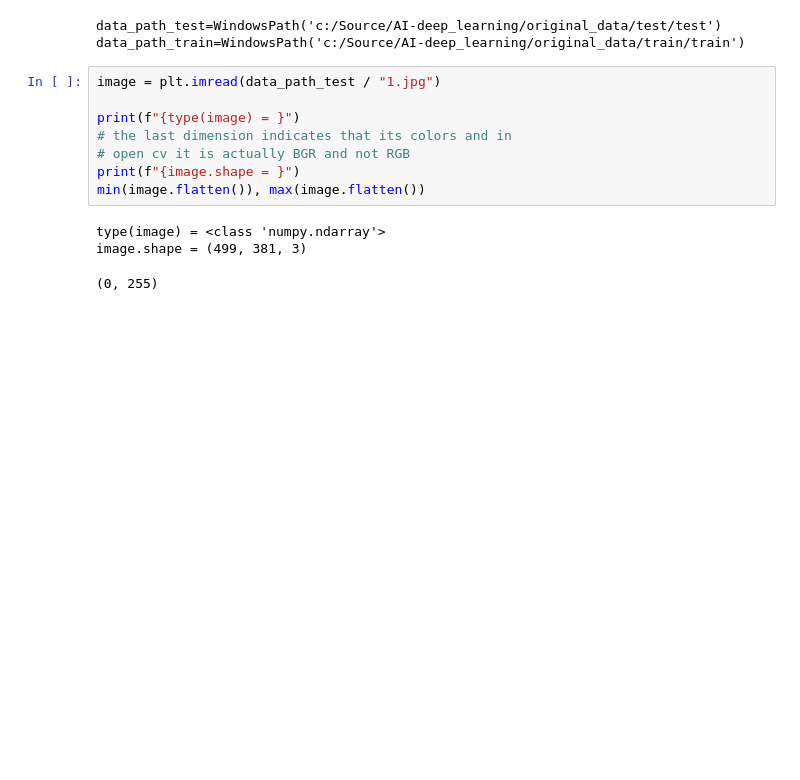
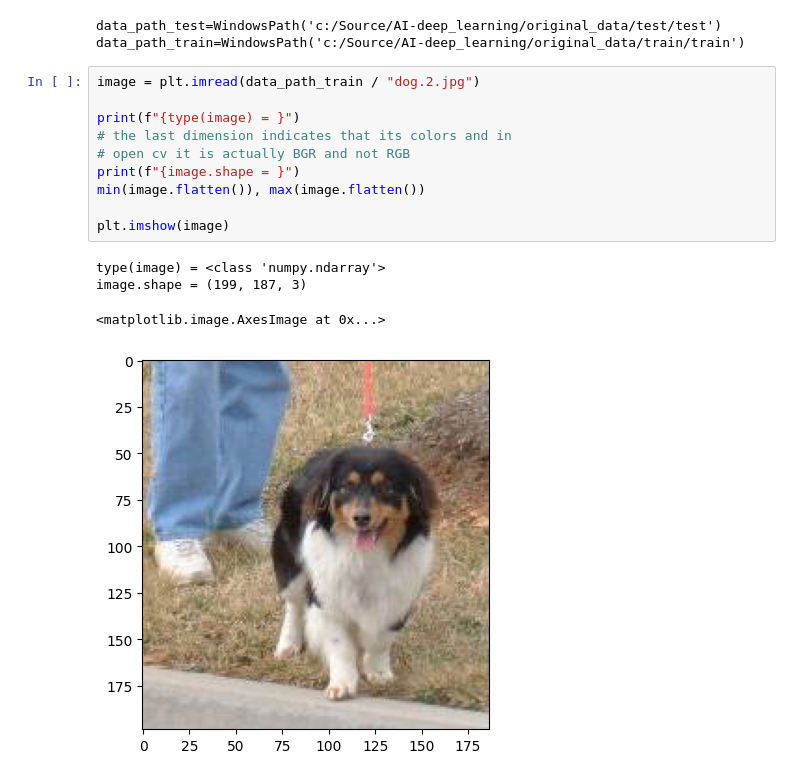
Before and after one commit to danlundh67/AI-deep_learning, a Jupyter notebook: deep1.ipynb, the cells around one changed output. Cells and saved outputs as stored; diff of their text form; blank space fills up the shorter version.

```diff
--- a/deep1.ipynb
+++ b/deep1.ipynb
@@ -23,14 +24,17 @@ print(f"{data_path_train=}")
 data_path_test=WindowsPath('c:/Source/AI-deep_learning/original_data/test/test')
 data_path_train=WindowsPath('c:/Source/AI-deep_learning/original_data/train/train')
 # %%
-image = plt.imread(data_path_test / "1.jpg")
+image = plt.imread(data_path_train / "dog.2.jpg")
 
 print(f"{type(image) = }")
 # the last dimension indicates that its colors and in
 # open cv it is actually BGR and not RGB
 print(f"{image.shape = }")
 min(image.flatten()), max(image.flatten())
+
+plt.imshow(image)
 # %% [output]
 type(image) = <class 'numpy.ndarray'>
-image.shape = (499, 381, 3)
+image.shape = (199, 187, 3)
-(0, 255)
+<matplotlib.image.AxesImage at 0x...>
+[figure, added]
```
Also changed, not shown: parts of 4 cells of this notebook.
